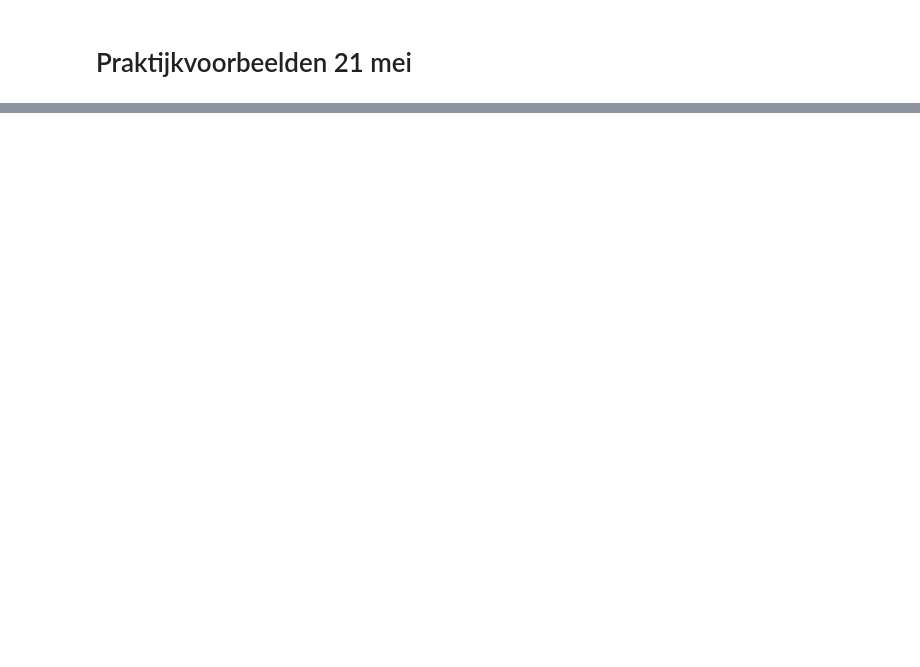
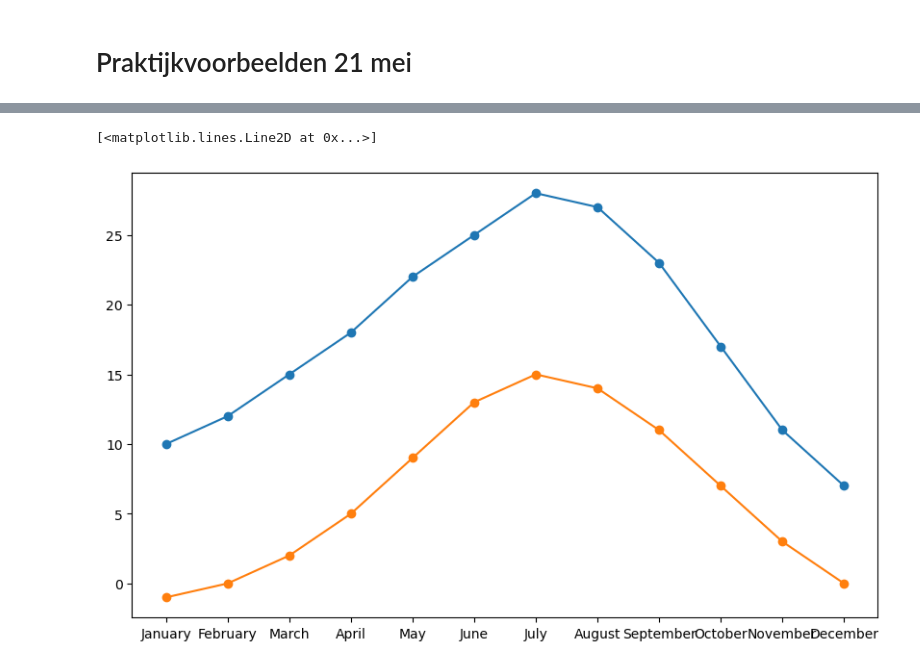
Before and after one commit to yroosel/python_essentials, a Jupyter notebook: Python Essentials Extra Practice 21 mei.ipynb, the cells around one changed output, grey strips where cells are left out. Drawn from its saved outputs; the diff is of its cells as text; code cells hidden in the pictures; blank space fills up the shorter version.

```diff
--- a/Python Essentials Extra Practice 21 mei.ipynb
+++ b/Python Essentials Extra Practice 21 mei.ipynb
@@ -44,0 +567,15 @@ Enter your data (type 'EOF' to stop):
+# %%
+import pandas as pd
+import matplotlib.pyplot as plt
+
+# Step 1: Load the Excel file
+filename = "brussels_weather_2020.xlsx"  # Make sure the file is in your working directory
+df = pd.read_excel(filename)
+# %%
+# Step 2: Create a line plot for Max and Min Temperatures
+plt.figure(figsize=(10, 6))
+plt.plot(df["Month"], df["Max Temp"], marker="o", label="Max Temp (°C)")
+plt.plot(df["Month"], df["Min Temp"], marker="o", label="Min Temp (°C)")
+# %% [output]
+[<matplotlib.lines.Line2D at 0x...>]
+[figure, added]
```
Also changed, not shown: parts of 46 cells of this notebook, 1 other file.
